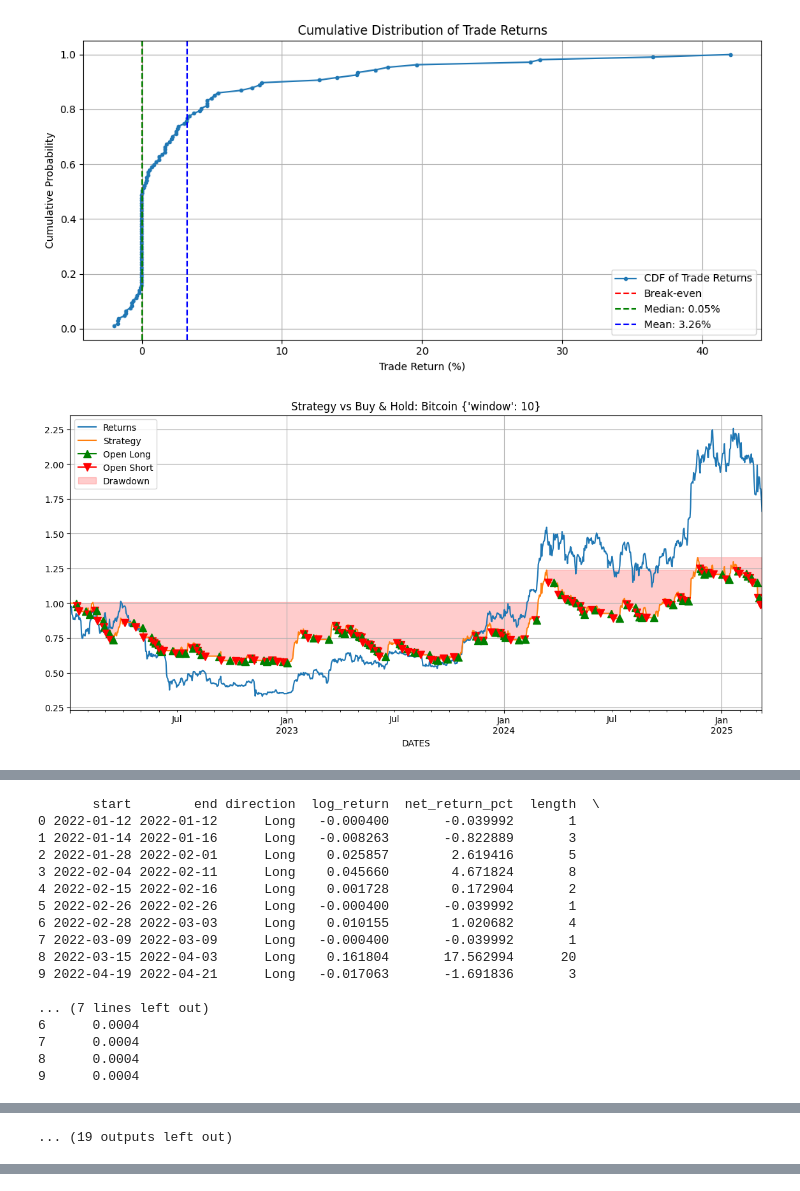
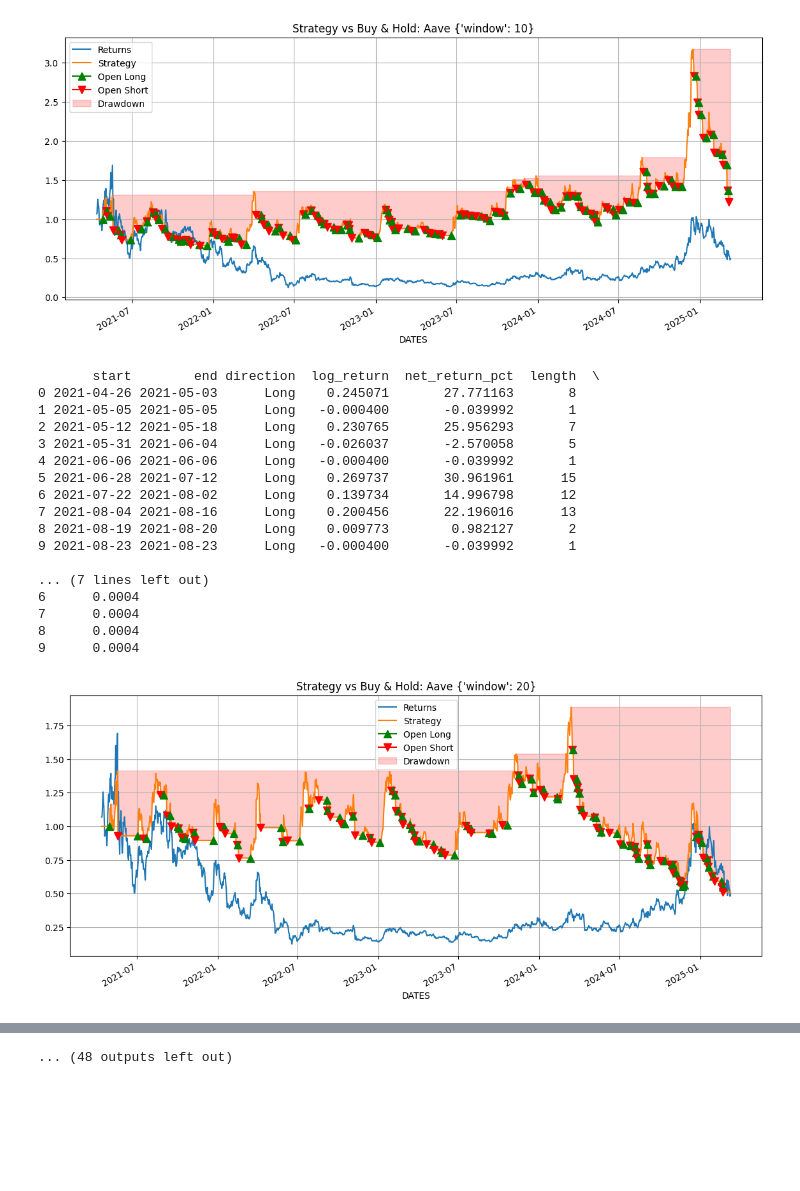
Before and after one commit to ehrJan/Backtester_git, a Jupyter notebook: main_basic.ipynb, the cells around one changed output, grey strips where cells are left out. Cells and saved outputs as stored; diff of their text form; code cells hidden in the pictures; blank space fills up the shorter version.

```diff
--- a/main_basic.ipynb
+++ b/main_basic.ipynb
@@ -10,7 +10,7 @@ from strategies.mean_reversion import MeanReversionStrategy
 
 strategy_class = TrendFollowingStrategy
 param_grid = {
-    "window": range(10,300,50),
+    "window": range(10,301,10),
 }
 initial_cash = 10000
 
@@ -28,5 +28,3 @@ def get_param_combinations(grid):
         yield dict(zip(keys, combo))
 
 results = []
-# %%
-xls=xls[xls.index >= "2022-01-01"]
@@ -50,7 +37,7 @@ assets = xls.columns.tolist()
 for asset in assets:
     df = xls[[asset]]
     for params in get_param_combinations(param_grid):
-        strategy = strategy_class(df.columns[0],**params)
+        strategy = strategy_class(df.columns[0],long_only=False,**params)
 
         bt = Backtester(
             data=df.copy(),  # changed from file path to raw data
@@ -68,7 +55,7 @@ for asset in assets:
 
         results.append(result)
 
-# Convert results to DataFrame
+
 results_df = pd.DataFrame(results)
 results_df.sort_values(by="sharpe", ascending=False, inplace=True)
 results_df.reset_index(drop=True, inplace=True)
@@ -88,34 +96,51 @@ results_df[results_df["asset"] == 'Bitcoin'].sort_values(by="window", ascending=
 # %%
-assets=['Bitcoin']
+assets=['Aave']
 new_results = []
 for asset in assets:
     df = xls[[asset]]
     for params in get_param_combinations(param_grid):
         strategy = strategy_class(df.columns[0],**params)
 
         bt = Backtester(
             data=df.copy(),
             strategy=strategy,
             initial_cash=initial_cash
         )
         bt.run()
         bt.evaluate(silent=True)
         bt.plot(params=params)
-        print(bt.extract_trades().head(10))
+        print(bt.extract_trades(plot_pdf=False).head(10))
 
         result = {
             "asset": asset,
             **params,
             **bt.get_performance_metrics()
         }
 
         new_results.append(result)
 
 # Convert results to DataFrame
 new_results_df = pd.DataFrame(new_results)
 new_results_df.sort_values(by="sharpe", ascending=False, inplace=True)
 new_results_df.reset_index(drop=True, inplace=True)
 print(new_results_df)
 # %% [output]
-[figure, old version]
+[figure, new version]
+       start        end direction  log_return  net_return_pct  length  \
+0 2021-04-26 2021-05-03      Long    0.245071       27.771163       8
+1 2021-05-05 2021-05-05      Long   -0.000400       -0.039992       1
+2 2021-05-12 2021-05-18      Long    0.230765       25.956293       7
+3 2021-05-31 2021-06-04      Long   -0.026037       -2.570058       5
+4 2021-06-06 2021-06-06      Long   -0.000400       -0.039992       1
+5 2021-06-28 2021-07-12      Long    0.269737       30.961961      15
+6 2021-07-22 2021-08-02      Long    0.139734       14.996798      12
+7 2021-08-04 2021-08-16      Long    0.200456       22.196016      13
+8 2021-08-19 2021-08-20      Long    0.009773        0.982127       2
+9 2021-08-23 2021-08-23      Long   -0.000400       -0.039992       1
+
+... (7 lines left out)
+6      0.0004
+7      0.0004
+8      0.0004
+9      0.0004
-[figure, old version]
+[figure, new version]
@@ -123,17 +164,0 @@ print(new_results_df)
-       start        end direction  log_return  net_return_pct  length  \
-0 2022-01-12 2022-01-12      Long   -0.000400       -0.039992       1
-1 2022-01-14 2022-01-16      Long   -0.008263       -0.822889       3
-2 2022-01-28 2022-02-01      Long    0.025857        2.619416       5
-3 2022-02-04 2022-02-11      Long    0.045660        4.671824       8
-4 2022-02-15 2022-02-16      Long    0.001728        0.172904       2
-5 2022-02-26 2022-02-26      Long   -0.000400       -0.039992       1
-6 2022-02-28 2022-03-03      Long    0.010155        1.020682       4
-7 2022-03-09 2022-03-09      Long   -0.000400       -0.039992       1
-8 2022-03-15 2022-04-03      Long    0.161804       17.562994      20
-9 2022-04-19 2022-04-21      Long   -0.017063       -1.691836       3
-
-... (7 lines left out)
-6      0.0004
-7      0.0004
-8      0.0004
-9      0.0004
@@ -164 +218,0 @@ print(new_results_df)
-... (19 outputs left out)
@@ -164,0 +236 @@ print(new_results_df)
+... (48 outputs left out)
```
Also changed, not shown: parts of 5 cells of this notebook, 2 other files.
